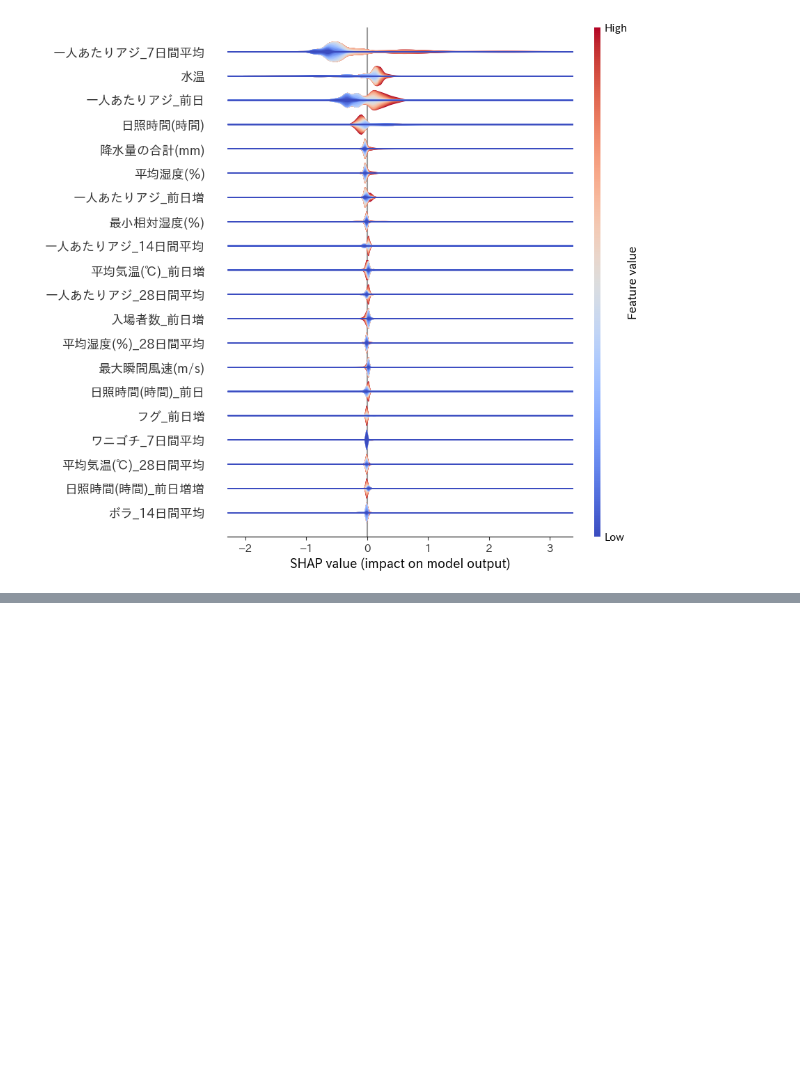
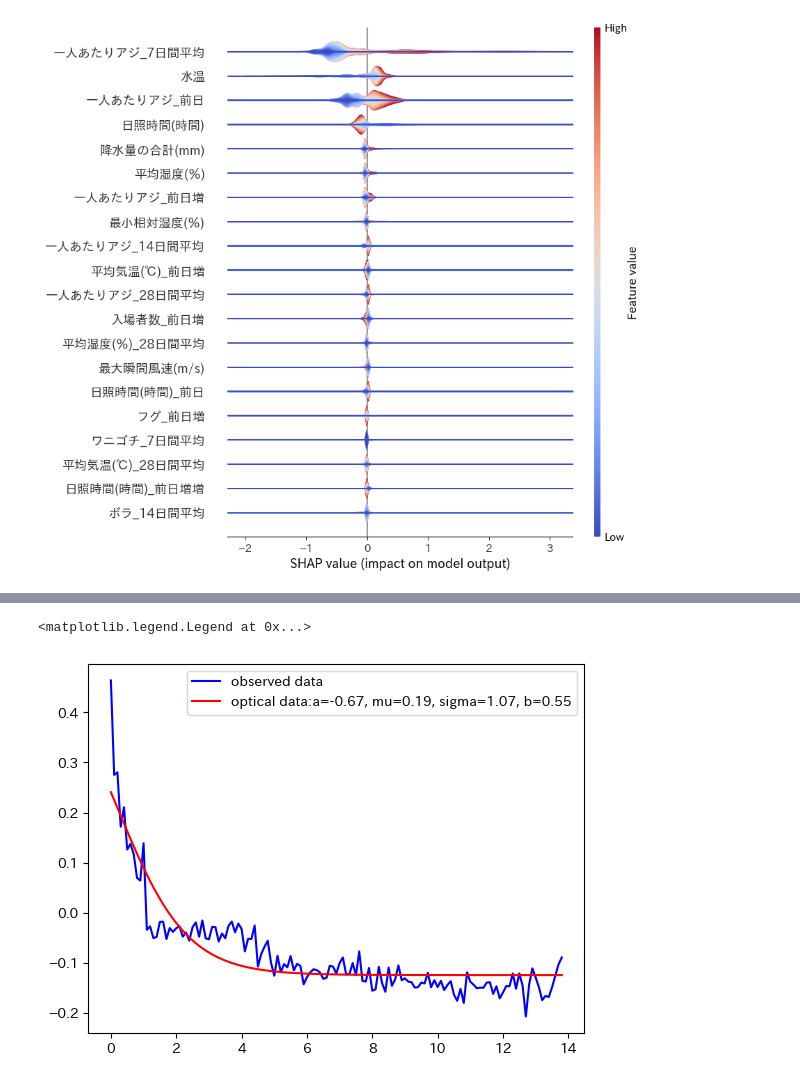
Before and after one commit to aoda2/shap_example, a Jupyter notebook: shap_アジ.ipynb, the cells around one changed output, grey strips where cells are left out. Cells and saved outputs as stored; diff of their text form; code cells hidden in the pictures; blank space fills up the shorter version.

Commit message:
sigmoid fit

```diff
--- a/shap_アジ.ipynb
+++ b/shap_アジ.ipynb
@@ -136,0 +162,22 @@ plt.colorbar()
+# %%
+from scipy.optimize import curve_fit
+def sigmoid(x, a ,mu, sigma, b):
+    y = a / (1 + np.exp(-(x-mu)/sigma)) + b
+    return (y)
+
+p0 = [max(sample_y), np.median(sample_x), 1, min(sample_y)] # this is an mandatory initial guess
+h = max(sample_y) - min(sample_y)
+m = max(sample_x) - min(sample_x)
+popt, pcov = curve_fit(sigmoid,
+                       sample_x,
+                       sample_y,
+                       p0,
+                       method='dogbox',
+                       bounds= [[-h, min(sample_x), 0, -h], [h, max(sample_x), 2 * m, h]], maxfev=20000)
+# %%
+plt.plot(sample_x, sample_y, 'b-', label="observed data")
+plt.plot(sample_x, sigmoid(sample_x, *popt),'r-', label="optical data:a={:.2f}, mu={:.2f}, sigma={:.2f}, b={:.2f}".format(*popt))
+plt.legend()
+# %% [output]
+<matplotlib.legend.Legend at 0x...>
+[figure, added]
```
Also changed, not shown: parts of 4 cells of this notebook.
